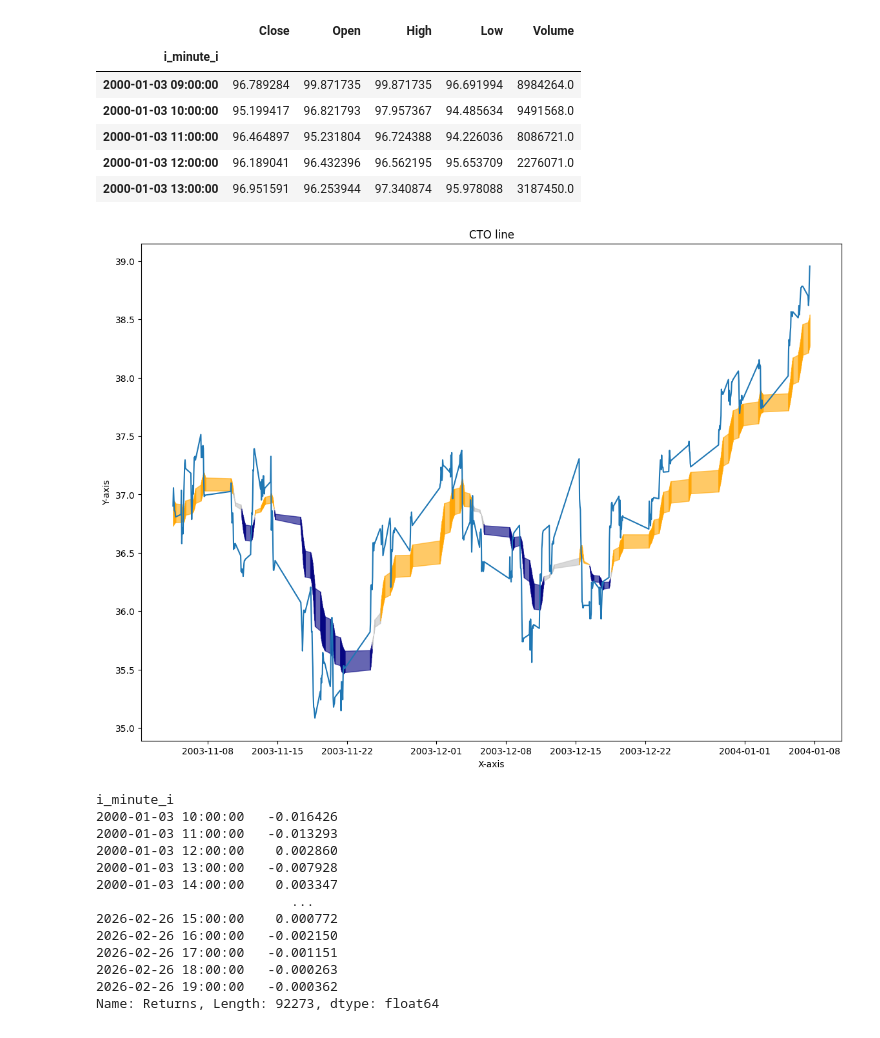
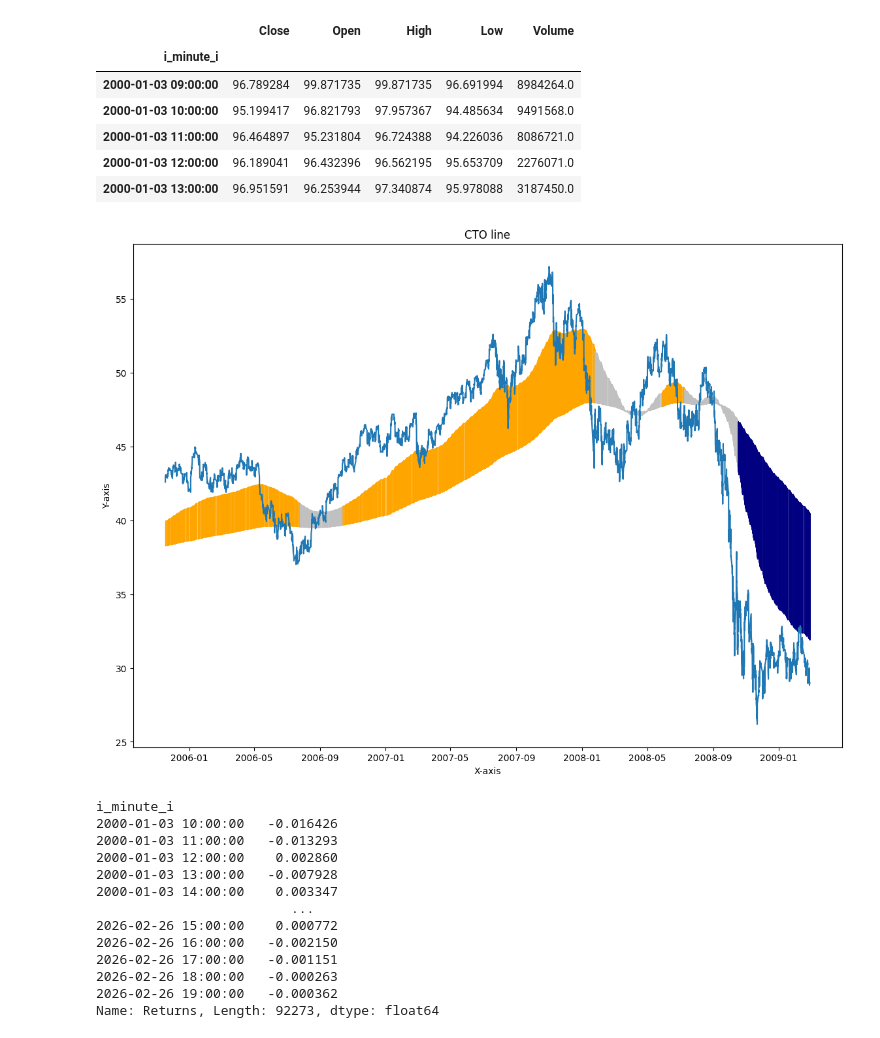
Before and after one commit to lamport-hash/limitless_sytematic, a Jupyter notebook: fwk/notebooks/cto.ipynb, the cells around one changed output. Drawn from its saved outputs; the diff is of its cells as text; code cells hidden in the pictures.

```diff
--- a/fwk/notebooks/cto.ipynb
+++ b/fwk/notebooks/cto.ipynb
@@ -42,12 +44,6 @@ The autoreload extension is already loaded. To reload it, use:
 # %%
-
-
-from
-
-
-
 # Define the CTO Line function
-def cto_line(p_data, p_param = (15,19,25,29), isnum = False):
+def cto_line_2(p_data, p_param = (15,19,25,29), isnum = False):
 
     p_data['hl2'] = (p_data['High'] + p_data['Low']) / 2
     h12 = p_data['hl2'].to_numpy()
@@ -81,9 +77,9 @@ def cto_line(p_data, p_param = (15,19,25,29), isnum = False):
     return p_data
 
 # Define the trading strategy
-def cto_strategy(p_data):
+def cto_strategy(p_data, p_param = (600,780,2200,2800)):
     # Calculate the CTO Line
-    p_data = cto_line(p_data)
+    p_data = cto_line(p_data, p_param)
 
     # Initialize the strategy
     p_data['Signal'] = 0
@@ -277,9 +273,9 @@ Date range: 2000-01-03 09:00:00 to 2026-02-26 19:00:00
 # %%
 strat_cto = cto_strategy(ohlcv_df)
 # %%
-plot_ribbon_chart(strat_cto[10000:10500])
+plot_ribbon_chart(strat_cto[15000:25000])
 # %% [output]
-[figure, old version]
+[figure, new version]
 # %%
 strat_cto['Returns'][1:]
 # %% [output]
```
Also changed, not shown: parts of 2 cells of this notebook, 54 other files.
